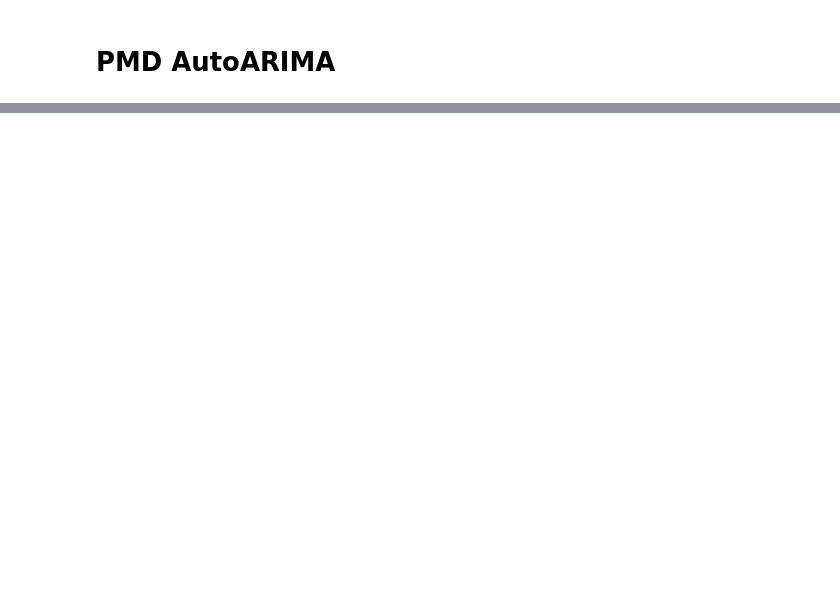
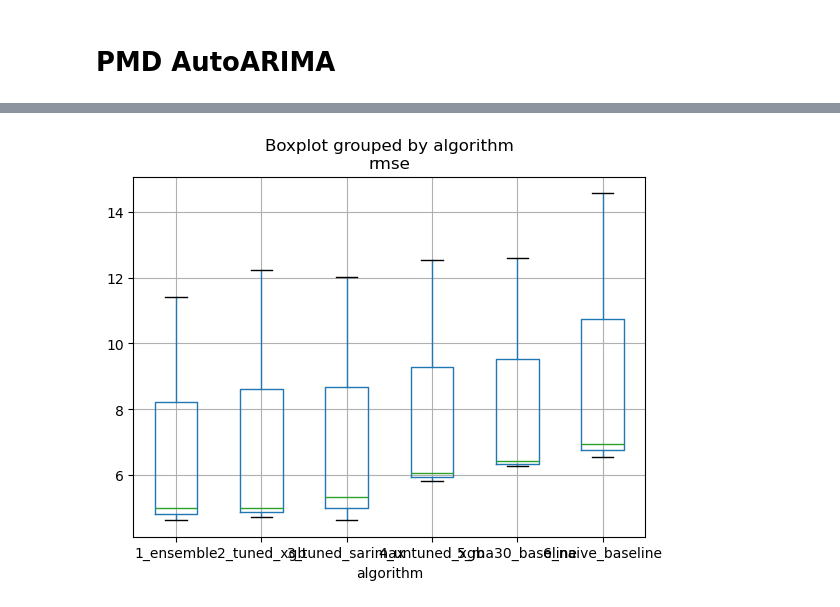
Before and after one commit to piyawutpattamanon/store-sales-forecast, a Jupyter notebook: candidate.2.ipynb, the cells around one changed output, grey strips where cells are left out. Drawn from its saved outputs; the diff is of its cells as text; code cells hidden in the pictures; blank space fills up the shorter version.

Commit message:
ensemble all

```diff
--- a/candidate.2.ipynb
+++ b/candidate.2.ipynb
@@ -1093,0 +926,22 @@ plt.show()
+# %%
+def fit_and_predict_ma30(train_df, test_df):
+    ma30_predict = test_df.unit_sales_ma30_lag1
+    model = None
+    return model, ma30_predict
+# %%
+def fit_and_predict_naive(train_df, test_df):
+    naive_predict = train_df.unit_sales.iloc[-1]
+    model = None
+    return model, pandas.Series(naive_predict, index=test_df.index)
+# %%
+def fit_and_predict_ensemble(train_df, test_df):
+    global tuned_xgb_model, tuned_sarimax_model
+    global tuned_auto_sarimax
+    tuned_xgb_model, tuned_xgb_predict = fit_and_predict_xgb(tuned_xgb_model, train_df, test_df)
+    tuned_sariamx_model, tuned_sarimax_predict = fit_and_predict_sarimax(train_df, test_df, tuned_auto_sarimax.order, tuned_auto_sarimax.seasonal_order)
+
+    model = (tuned_xgb_model, tuned_sarimax_model)
+
+    ensemble_predict = (tuned_xgb_predict + tuned_sarimax_predict) / 2
+
+    return model, ensemble_predict
@@ -1093,0 +1052,6 @@ plt.show()
+# %%
+# box plot of rmse by algorithm. sort by mean rmse
+evaluationdf.boxplot(column='rmse', by='algorithm')
+plt.show()
+# %% [output]
+[figure, added]
```
Also changed, not shown: parts of 28 cells of this notebook.
